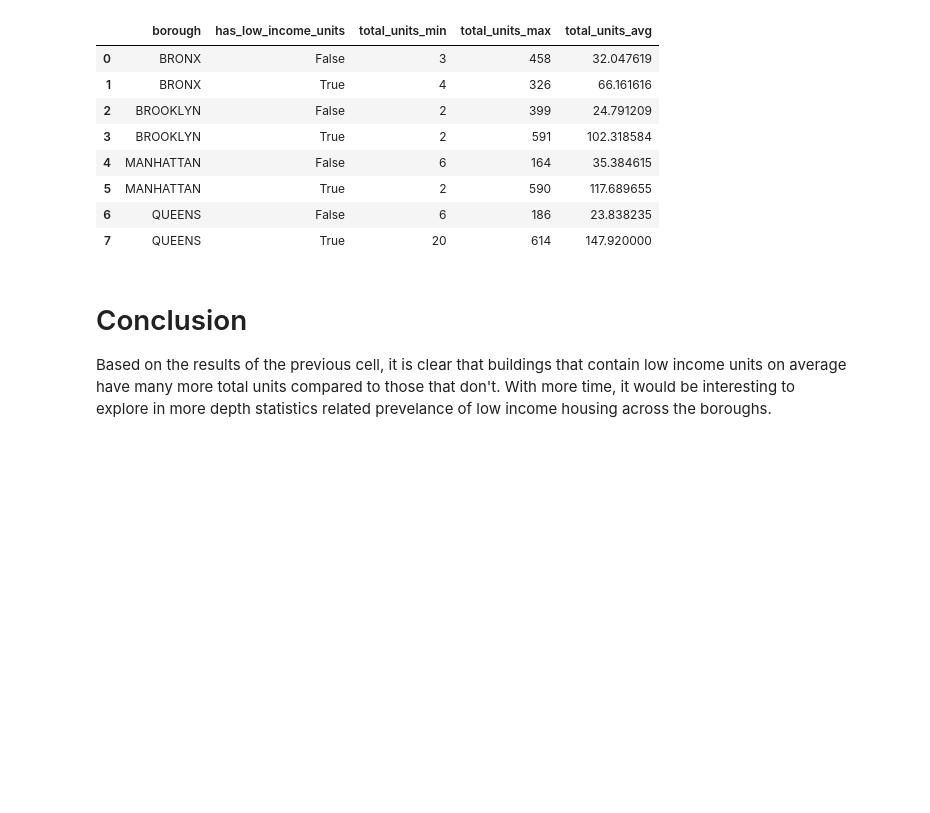
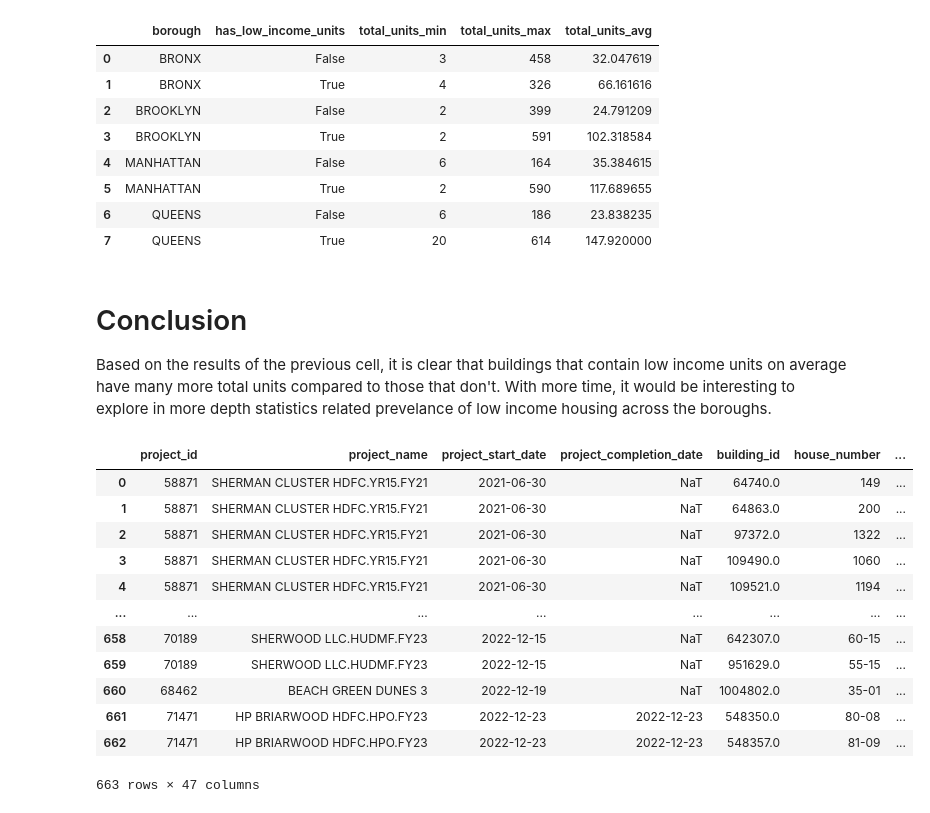
Before and after one commit to williamzjasmine/CUNY_SPS_DS, a Jupyter notebook: DATA_602/Assignments/Assignment7/DATA602-Assignment7.ipynb, the cells around one changed output. Saved outputs shown, nothing was run; the diff lists cells and outputs as text; code cells hidden in the pictures; blank space fills up the shorter version.

```diff
--- a/DATA_602/Assignments/Assignment7/DATA602-Assignment7.ipynb
+++ b/DATA_602/Assignments/Assignment7/DATA602-Assignment7.ipynb
@@ -311,3 +311,19 @@ merge2
 # Conclusion
 
 Based on the results of the previous cell, it is clear that buildings that contain low income units on average have many more total units compared to those that don't. With more time, it would be interesting to explore in more depth statistics related prevelance of low income housing across the boroughs.
+# %%
+df.reset_index(drop=True)
+# %% [output]
+|  | project_id | project_name | project_start_date | project_completion_date | building_id | house_number | ... |
+| 0 | 58871 | SHERMAN CLUSTER HDFC.YR15.FY21 | 2021-06-30 | NaT | 64740.0 | 149 | ... |
+| 1 | 58871 | SHERMAN CLUSTER HDFC.YR15.FY21 | 2021-06-30 | NaT | 64863.0 | 200 | ... |
+| 2 | 58871 | SHERMAN CLUSTER HDFC.YR15.FY21 | 2021-06-30 | NaT | 97372.0 | 1322 | ... |
+| 3 | 58871 | SHERMAN CLUSTER HDFC.YR15.FY21 | 2021-06-30 | NaT | 109490.0 | 1060 | ... |
+| 4 | 58871 | SHERMAN CLUSTER HDFC.YR15.FY21 | 2021-06-30 | NaT | 109521.0 | 1194 | ... |
+| ... | ... | ... | ... | ... | ... | ... | ... |
+| 658 | 70189 | SHERWOOD LLC.HUDMF.FY23 | 2022-12-15 | NaT | 642307.0 | 60-15 | ... |
+| 659 | 70189 | SHERWOOD LLC.HUDMF.FY23 | 2022-12-15 | NaT | 951629.0 | 55-15 | ... |
+| 660 | 68462 | BEACH GREEN DUNES 3 | 2022-12-19 | NaT | 1004802.0 | 35-01 | ... |
+| 661 | 71471 | HP BRIARWOOD HDFC.HPO.FY23 | 2022-12-23 | 2022-12-23 | 548350.0 | 80-08 | ... |
+| 662 | 71471 | HP BRIARWOOD HDFC.HPO.FY23 | 2022-12-23 | 2022-12-23 | 548357.0 | 81-09 | ... |
+663 rows × 47 columns
```
Also changed, not shown: parts of 1 cell of this notebook, 8 other files.
